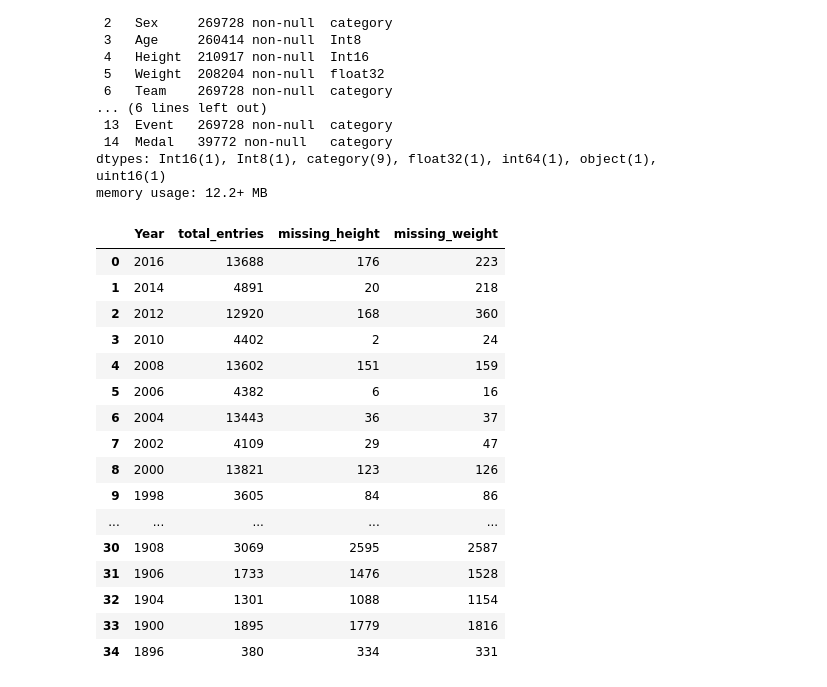
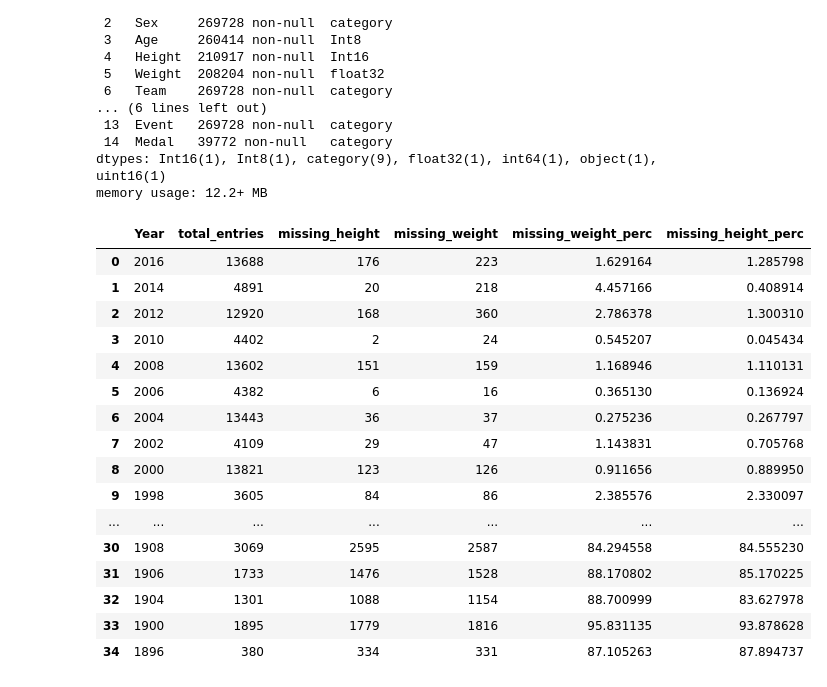
Before and after one commit to abiasiol/LearnSQLCapstoneProject, a Jupyter notebook: 3_descriptive_analysis.ipynb, the cells around one changed output. Drawn from its saved outputs; the diff is of its cells as text; code cells hidden in the pictures.

```diff
--- a/3_descriptive_analysis.ipynb
+++ b/3_descriptive_analysis.ipynb
@@ -24,46 +24,60 @@ Data columns (total 15 columns):
 dtypes: Int16(1), Int8(1), category(9), float32(1), int64(1), object(1), uint16(1)
 memory usage: 12.2+ MB
 # %%
+# Missing weight and height feature based on year
+
 from IPython.display import display
 from pandasql import sqldf
 import numpy as np
 pysqldf = lambda q: sqldf(q, globals())
 
-query_missing = 'SELECT silver_df.Year, COUNT(1) AS total_entries, missing_height, missing_weight' \
-               ' FROM silver_df' \
-               ' LEFT JOIN ' \
-               ' (SELECT Year, COUNT(*) AS missing_height' \
-               ' FROM silver_df' \
-               ' WHERE Height IS NULL' \
-               ' GROUP BY Year' \
-               ' ORDER BY Year ASC) missingH' \
-               ' ON silver_df.Year = missingH.Year' \
-               ' LEFT JOIN ' \
-               ' (SELECT Year, COUNT(*) AS missing_weight' \
-               ' FROM silver_df' \
-               ' WHERE Weight IS NULL' \
-               ' GROUP BY Year' \
-               ' ORDER BY Year ASC) missingW' \
-               ' ON silver_df.Year = missingW.Year' \
-               ' GROUP BY silver_df.Year' \
-               ' ORDER BY silver_df.Year DESC'
+subquery_missing_height = \
+                ' (SELECT Year, COUNT(*) AS missing_height' \
+                ' FROM silver_df' \
+                ' WHERE Height IS NULL' \
+                ' GROUP BY Year' \
+                ' ORDER BY Year ASC) missingH'
+
+subquery_missing_weight = \
+                ' (SELECT Year, COUNT(*) AS missing_weight' \
+                ' FROM silver_df' \
+                ' WHERE Weight IS NULL' \
+                ' GROUP BY Year' \
+                ' ORDER BY Year ASC) missingW'
+
+query_missing = f'SELECT silver_df.Year, COUNT(1) AS total_entries, missing_height, missing_weight' \
+               f' FROM silver_df' \
+               f' LEFT JOIN ' \
+               f'{subquery_missing_height}' \
+               f' ON silver_df.Year = missingH.Year' \
+               f' LEFT JOIN ' \
+               f'{subquery_missing_weight}' \
+               f' ON silver_df.Year = missingW.Year' \
+               f' GROUP BY silver_df.Year' \
+               f' ORDER BY silver_df.Year DESC'
 gold_missing_data_df = pysqldf(query_missing)
+
+gold_missing_data_df = gold_missing_data_df.assign(
+    missing_weight_perc = 100 * np.divide(gold_missing_data_df.missing_weight, gold_missing_data_df.total_entries))
+gold_missing_data_df = gold_missing_data_df.assign(
+    missing_height_perc = 100 * np.divide(gold_missing_data_df.missing_height, gold_missing_data_df.total_entries))
+
 display(gold_missing_data_df)
 # %% [output]
-|  | Year | total_entries | missing_height | missing_weight |
-| 0 | 2016 | 13688 | 176 | 223 |
-| 1 | 2014 | 4891 | 20 | 218 |
-| 2 | 2012 | 12920 | 168 | 360 |
-| 3 | 2010 | 4402 | 2 | 24 |
-| 4 | 2008 | 13602 | 151 | 159 |
-| 5 | 2006 | 4382 | 6 | 16 |
-| 6 | 2004 | 13443 | 36 | 37 |
-| 7 | 2002 | 4109 | 29 | 47 |
-| 8 | 2000 | 13821 | 123 | 126 |
-| 9 | 1998 | 3605 | 84 | 86 |
-| ... | ... | ... | ... | ... |
-| 30 | 1908 | 3069 | 2595 | 2587 |
-| 31 | 1906 | 1733 | 1476 | 1528 |
-| 32 | 1904 | 1301 | 1088 | 1154 |
-| 33 | 1900 | 1895 | 1779 | 1816 |
-| 34 | 1896 | 380 | 334 | 331 |
+|  | Year | total_entries | missing_height | missing_weight | missing_weight_perc | missing_height_perc |
+| 0 | 2016 | 13688 | 176 | 223 | 1.629164 | 1.285798 |
+| 1 | 2014 | 4891 | 20 | 218 | 4.457166 | 0.408914 |
+| 2 | 2012 | 12920 | 168 | 360 | 2.786378 | 1.300310 |
+| 3 | 2010 | 4402 | 2 | 24 | 0.545207 | 0.045434 |
+| 4 | 2008 | 13602 | 151 | 159 | 1.168946 | 1.110131 |
+| 5 | 2006 | 4382 | 6 | 16 | 0.365130 | 0.136924 |
+| 6 | 2004 | 13443 | 36 | 37 | 0.275236 | 0.267797 |
+| 7 | 2002 | 4109 | 29 | 47 | 1.143831 | 0.705768 |
+| 8 | 2000 | 13821 | 123 | 126 | 0.911656 | 0.889950 |
+| 9 | 1998 | 3605 | 84 | 86 | 2.385576 | 2.330097 |
+| ... | ... | ... | ... | ... | ... | ... |
+| 30 | 1908 | 3069 | 2595 | 2587 | 84.294558 | 84.555230 |
+| 31 | 1906 | 1733 | 1476 | 1528 | 88.170802 | 85.170225 |
+| 32 | 1904 | 1301 | 1088 | 1154 | 88.700999 | 83.627978 |
+| 33 | 1900 | 1895 | 1779 | 1816 | 95.831135 | 93.878628 |
+| 34 | 1896 | 380 | 334 | 331 | 87.105263 | 87.894737 |
```
Also changed, not shown: parts of 7 cells of this notebook.
